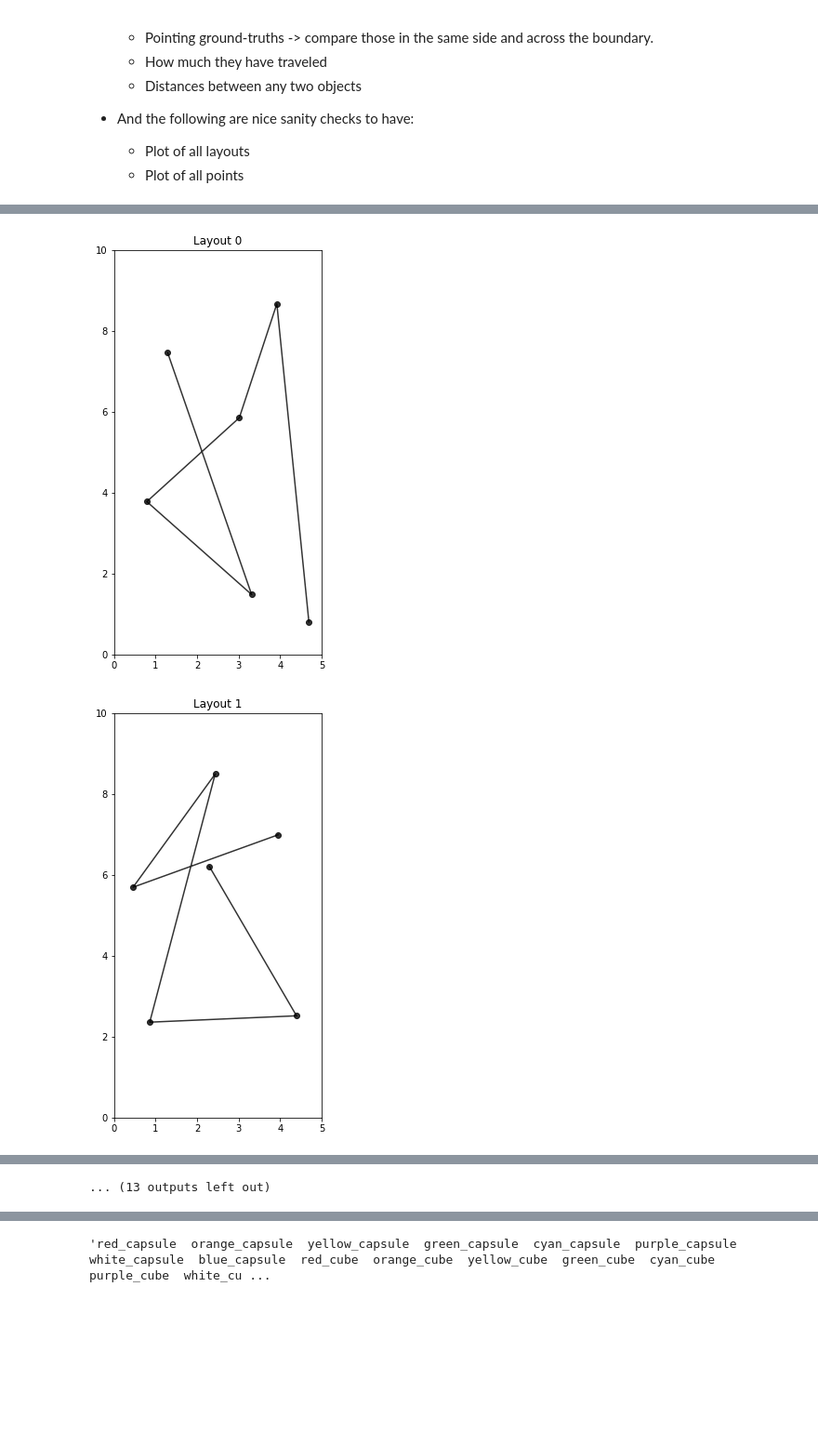
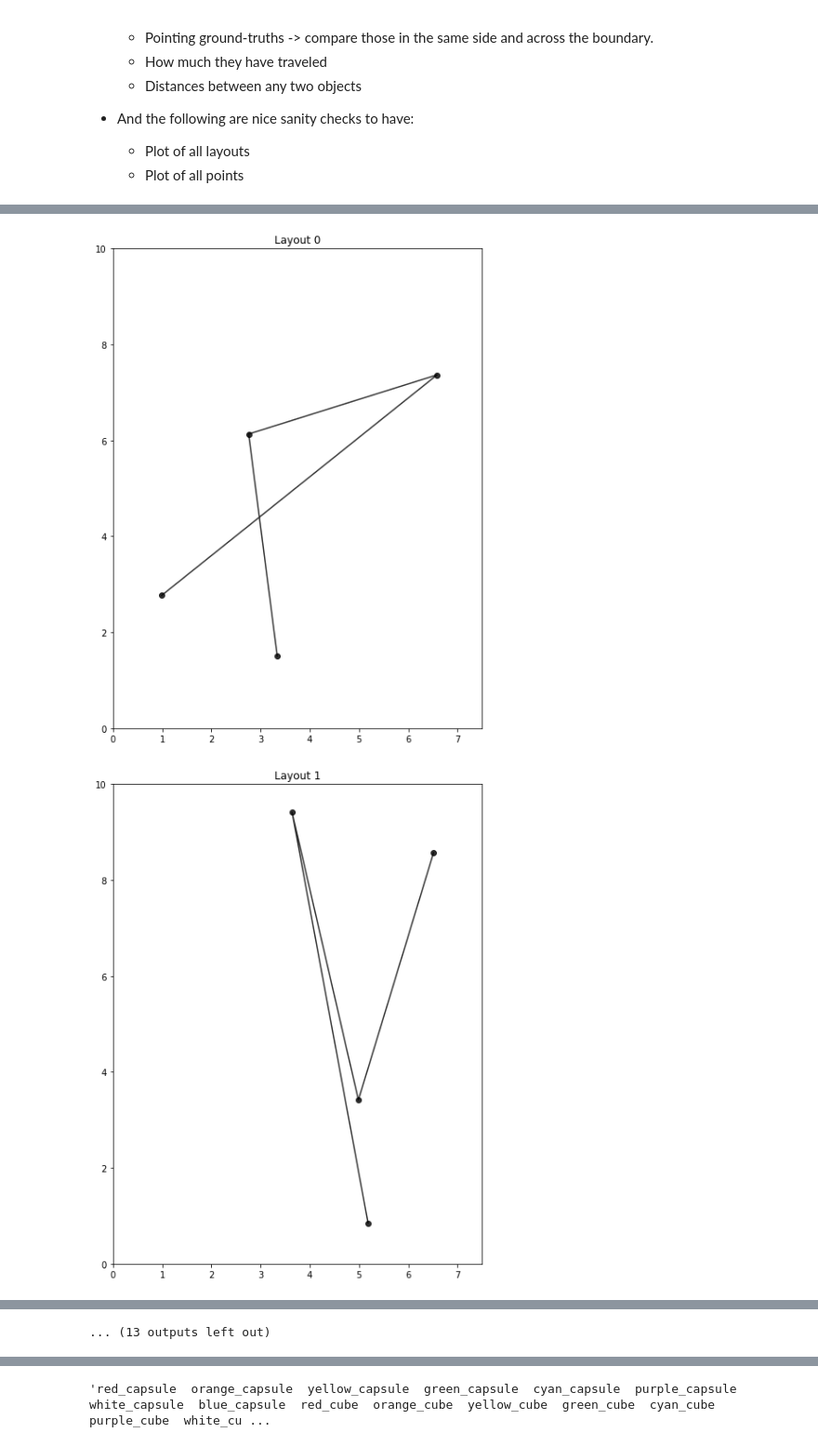
Before and after one commit to huffman-spatial-cognition-lab/Landmarks, a Jupyter notebook: pythonTrialConfiguration/v4_static.ipynb, the cells around one changed output, grey strips where cells are left out. Shown at 93% size. Cells and saved outputs as stored; diff of their text form; code cells hidden in the pictures; blank space fills up the shorter version.

Commit message:
Updating the code to run 3 objects per trial, this should be more manageable task (DJH 2024 MAR 16)

```diff
--- a/pythonTrialConfiguration/v4_static.ipynb
+++ b/pythonTrialConfiguration/v4_static.ipynb
@@ -27,12 +27,12 @@ Updates for the V4 by Paisley Annes and Derek J. Huffman: here, fewer layouts (2
     - We do not want any path to be too short. We do not have an upper bound on the travel distance.
     - We want to to make sure that there is at least one object on both sides.
 # %%
-N_POINTS_LAYOUT = 6 # 5 objects, one of which is the starting location, and an ending location
+N_POINTS_LAYOUT = 4 # 3 objects, one of which is the starting location, and an ending location
 N_LAYOUTS = 25 # generate this many layouts. each layout produces a pair (visible/invisible boundary)
 
 # these are currently arbitrary units that we can scale up and down as needed
 # w=5, l=10 represents a 1 by 2 rectangle room
-WIDTH = 5
+WIDTH = 7.5  # 5
 LENGTH = 10
 # the door is approximately 1 vm, but let's say 1.5 for some padding
 DOOR_WIDTH = 1.5
@@ -41,11 +41,11 @@ ASPECT = LENGTH / WIDTH
 
 # this is the minimum distance any two objects (not a path) can have.
 # used to prevent objects appearing too close and confusing participants
-MIN_DIST_OBJECTS = 1.5
+MIN_DIST_OBJECTS = 2.5 #1.5
 
 # this is the minimum path distance. no subsequent object should appear closer than this.
 # greater than MIN_DIST_OBJECTS because objects appearing too close also means they are visited too soon and not enough time to learn that object
-MIN_DIST_PATH = 2.3
+MIN_DIST_PATH = 3.5 #2.3
 # %%
 def generate_random_layout():
     return [Point.random_rect(WIDTH, LENGTH) for p in range(N_POINTS_LAYOUT)]
@@ -66,7 +66,7 @@ def has_valid_margin(p):
     # Additional constraint for the centerline semi-circle
     #door_radius = DOOR_WIDTH /
     # set center_x to be offset, like the environment
-    center_x = 4.3 #WIDTH / 2
+    center_x = WIDTH - DOOR_WIDTH #WIDTH / 2
     center_y = LENGTH / 2
 
     # Check if the point is outside the semi-circle
@@ -135,19 +135,24 @@ print(layouts)
 # Ground Truth for Pointing Tasks (GTPT)
 gtpt_same = []
 gtpt_cross = []
+gtpt_path = []
 
 for lay in layouts:
     last = lay[-1]
     last_side = last.y < LENGTH / 2
 
-    for obj in lay[:-1]:
+    for obj_index, obj in enumerate(lay[:-1]):
         is_on_same_side = last_side == (obj.y < LENGTH / 2)
         dist = last.dist(obj)
         if is_on_same_side:
             gtpt_same.append(dist)
         else:
             gtpt_cross.append(dist)
+            # path distance
+            mid_point = Point(WIDTH - 0.1, LENGTH / 2)
+            full_dist = lay[obj_index].dist(mid_point) + mid_point.dist(last)
+            gtpt_path.append(full_dist)
 
-gtpt_all = [gtpt_same, gtpt_cross]
+gtpt_all = [gtpt_same, gtpt_cross, gtpt_path]
 print(len(gtpt_same), "same side; ", len(gtpt_cross), "across boundary")
 # %% [output]
@@ -213,10 +220,10 @@ plt.show()
 # %%
 for i, lay in enumerate(layouts):
-    fig, axs = plt.subplots(figsize = (4, 8))
+    fig, axs = plt.subplots(figsize = (7.5, 10))
     plt.plot([p.x for p in lay], [p.y for p in lay], "k-o", alpha = 0.8)
     plt.xlim([0, WIDTH])
     plt.ylim([0, LENGTH])
     plt.title(f"Layout {i}")
 # %% [output]
-[figure, old version]
+[figure, new version]
-[figure, old version]
+[figure, new version]
```
Also changed, not shown: parts of 20 cells of this notebook, 4 other files.
